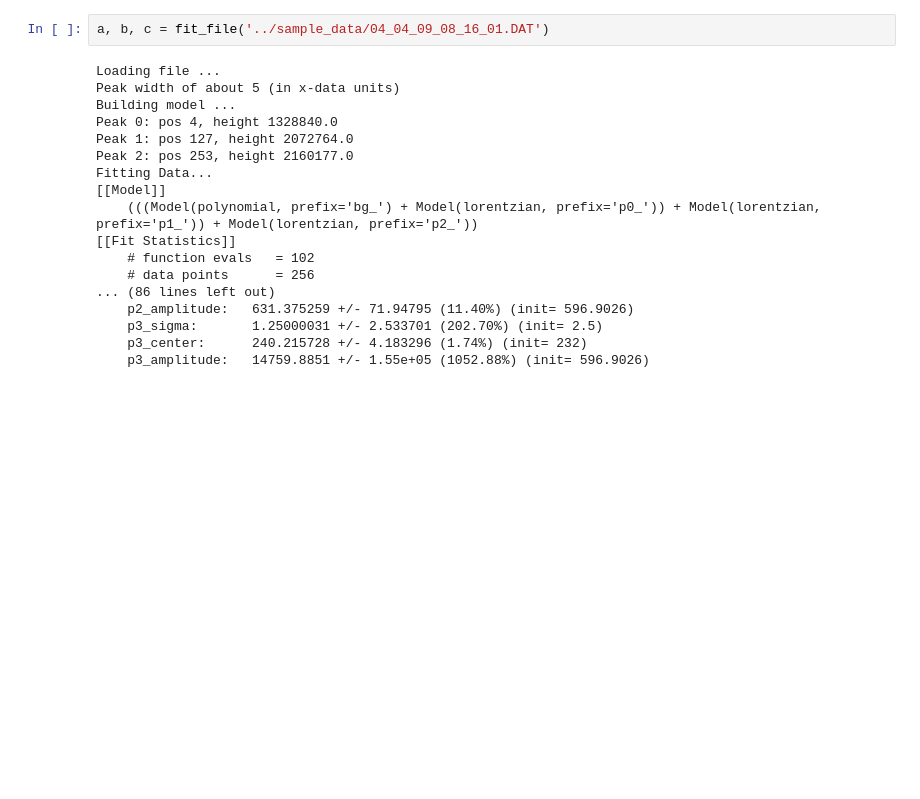
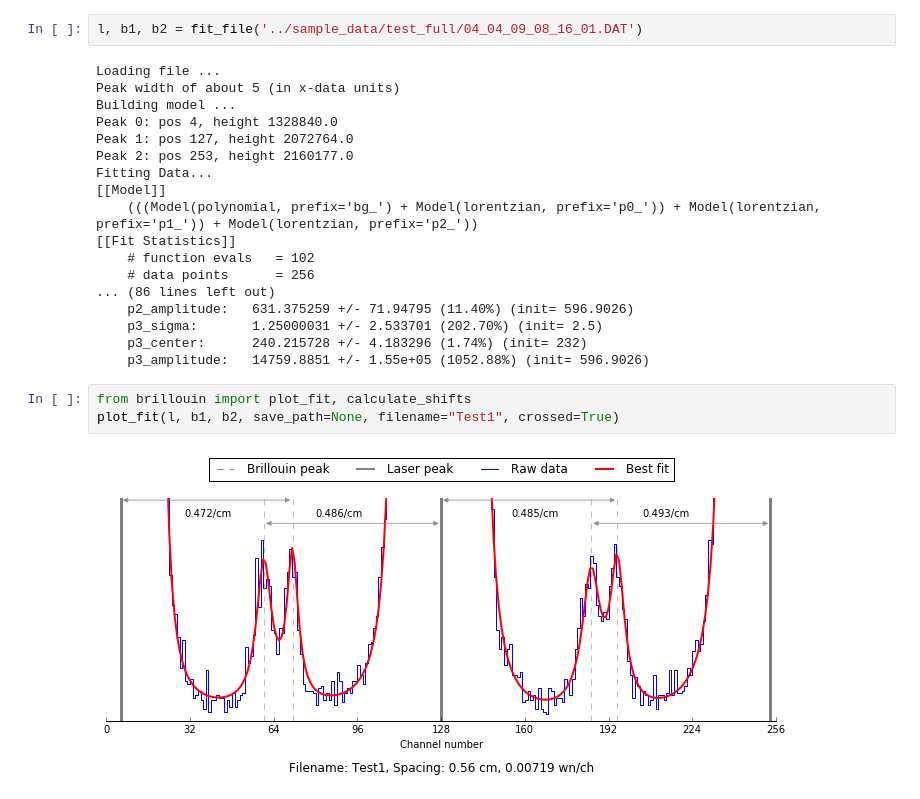
Before and after one commit to rohanisaac/brillouin, a Jupyter notebook: notebooks/brillouin_sample.ipynb, the cells around one changed output. Saved outputs shown, nothing was run; the diff lists cells and outputs as text; blank space fills up the shorter version.

Commit message:
Much neater plots with more info

```diff
--- a/notebooks/brillouin_sample.ipynb
+++ b/notebooks/brillouin_sample.ipynb
@@ -10,5 +10,5 @@ from brillouin import fit_file, plot_fit, calculate_shifts
 # %%
-a, b, c = fit_file('../sample_data/04_04_09_08_16_01.DAT')
+l, b1, b2 = fit_file('../sample_data/test_full/04_04_09_08_16_01.DAT')
 # %% [output]
 Loading file ...
 Peak width of about 5 (in x-data units)
@@ -27,3 +27,8 @@ Fitting Data...
     p3_sigma:       1.25000031 +/- 2.533701 (202.70%) (init= 2.5)
     p3_center:      240.215728 +/- 4.183296 (1.74%) (init= 232)
     p3_amplitude:   14759.8851 +/- 1.55e+05 (1052.88%) (init= 596.9026)
+# %%
+from brillouin import plot_fit, calculate_shifts
+plot_fit(l, b1, b2, save_path=None, filename="Test1", crossed=True)
+# %% [output]
+[figure, added]
```
Also changed, not shown: parts of 1 cell of this notebook, 3 other files.
